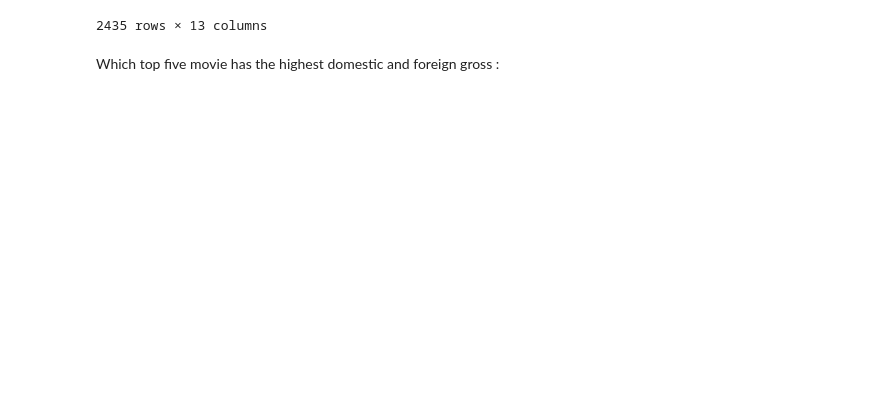
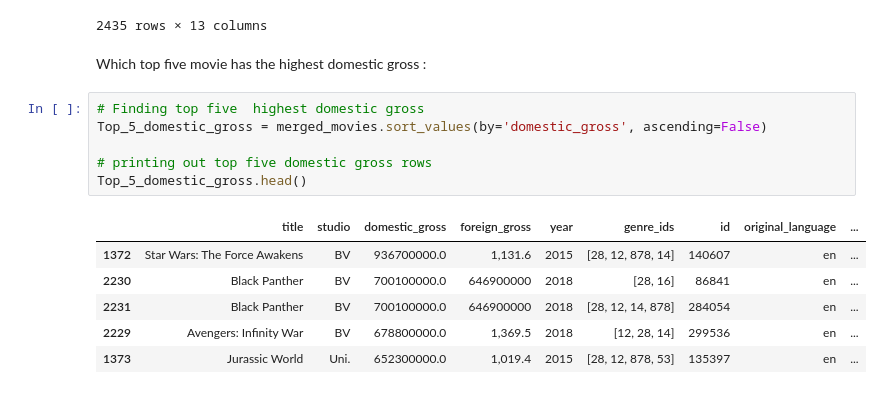
Before and after one commit to AgathaNyambati/Microsoft_studio_project, a Jupyter notebook: Microsoftstudio.ipynb, the cells around one changed output. Drawn from its saved outputs; the diff is of its cells as text; blank space fills up the shorter version.

Commit message:
top5 movies with high domestic gross

```diff
--- a/Microsoftstudio.ipynb
+++ b/Microsoftstudio.ipynb
@@ -288,4 +288,17 @@ merged_movies
 | 2434 | An Actor Prepares | Grav. | 1700.0 | 30000 | 2018 | [35, 18] | 434596 | en | ... |
 2435 rows × 13 columns
 # %% [markdown]
-Which top five movie has the highest domestic  and foreign gross :
+Which top five movie has the highest domestic gross :
+# %%
+# Finding top five  highest domestic gross
+Top_5_domestic_gross = merged_movies.sort_values(by='domestic_gross', ascending=False)
+
+# printing out top five domestic gross rows
+Top_5_domestic_gross.head()
+# %% [output]
+|  | title | studio | domestic_gross | foreign_gross | year | genre_ids | id | original_language | ... |
+| 1372 | Star Wars: The Force Awakens | BV | 936700000.0 | 1,131.6 | 2015 | [28, 12, 878, 14] | 140607 | en | ... |
+| 2230 | Black Panther | BV | 700100000.0 | 646900000 | 2018 | [28, 16] | 86841 | en | ... |
+| 2231 | Black Panther | BV | 700100000.0 | 646900000 | 2018 | [28, 12, 14, 878] | 284054 | en | ... |
+| 2229 | Avengers: Infinity War | BV | 678800000.0 | 1,369.5 | 2018 | [12, 28, 14] | 299536 | en | ... |
+| 1373 | Jurassic World | Uni. | 652300000.0 | 1,019.4 | 2015 | [28, 12, 878, 53] | 135397 | en | ... |
```
Also changed, not shown: parts of 4 cells of this notebook.
